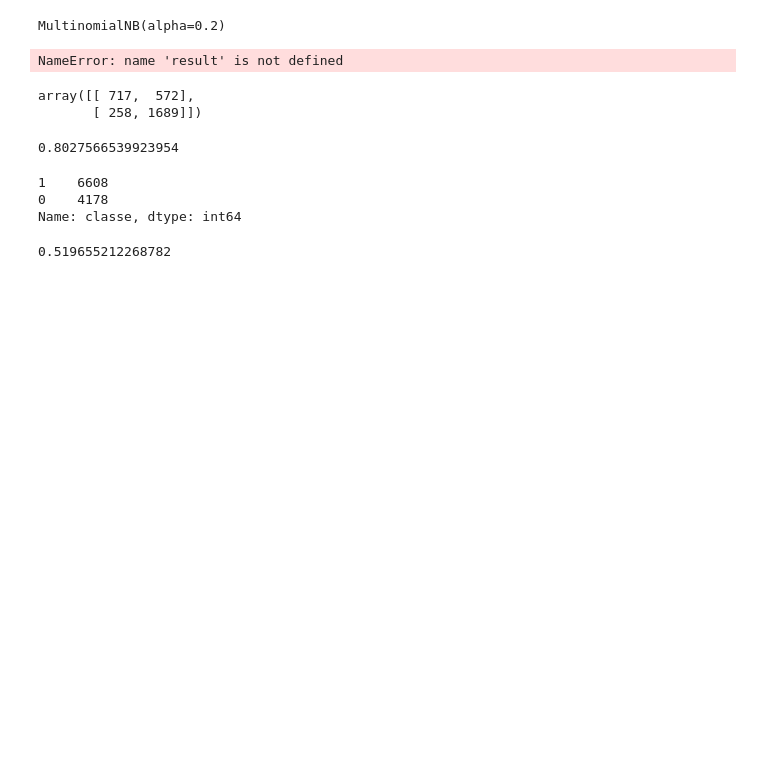
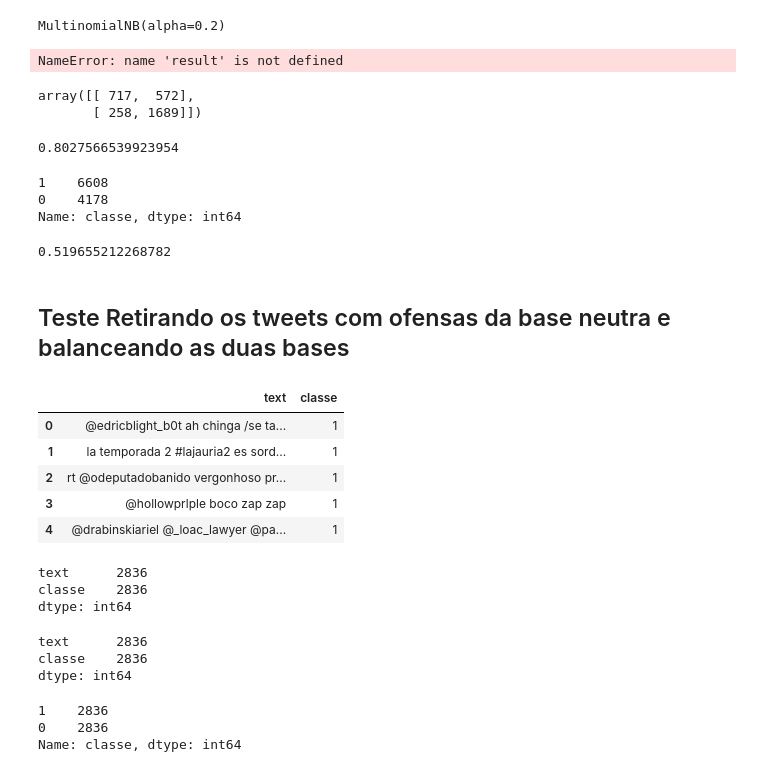
Before and after one commit to Uciolli/IC-Cyberbullying, a Jupyter notebook: primeira_perdicao.ipynb, the cells around one changed output. Saved outputs shown, nothing was run; the diff lists cells and outputs as text; code cells hidden in the pictures; blank space fills up the shorter version.

```diff
--- a/primeira_perdicao.ipynb
+++ b/primeira_perdicao.ipynb
@@ -175,3 +177,5 @@ scores = cross_val_score(mnb, vect.transform(df_geral['text']), df_geral['classe
 scores.mean()
 # %% [output]
 0.519655212268782
+# %% [markdown]
+## Teste Retirando os tweets com ofensas da base neutra e balanceando as duas bases
@@ -177,0 +189,24 @@ scores.mean()
+# %%
+import pandas as pd
+df_ofensa = pd.read_csv('tweets_ofensivos_finais_com_ofensa.csv')
+df_neutro = pd.read_csv('tweets_neutros_finais_sem_coisa_nem_ofensa.csv')
+# %%
+df_neutro.insert(1, 'classe', 0)
+df_ofensa.insert(1, 'classe', 1)
+# %%
+df_ofensa = df_ofensa.sample(frac=1).reset_index(drop=True)
+# %%
+df_ofensa.head()
+# %% [output]
+|  | text | classe |
+| 0 | @edricblight_b0t ah chinga /se ta... | 1 |
+| 1 | la temporada 2 #lajauria2 es sord... | 1 |
+| 2 | rt @odeputadobanido vergonhoso pr... | 1 |
+| 3 | @hollowprlple boco zap zap | 1 |
+| 4 | @drabinskiariel @_loac_lawyer @pa... | 1 |
+# %%
+df_neutro.count()
+# %% [output]
+text      2836
+classe    2836
+dtype: int64
@@ -177,0 +215,6 @@ scores.mean()
+# %%
+df_ofensa.count()
+# %% [output]
+text      2836
+classe    2836
+dtype: int64
@@ -177,0 +225,6 @@ scores.mean()
+# %%
+df_geral['classe'].value_counts()
+# %% [output]
+1    2836
+0    2836
+Name: classe, dtype: int64
```
Also changed, not shown: parts of 13 cells of this notebook.
